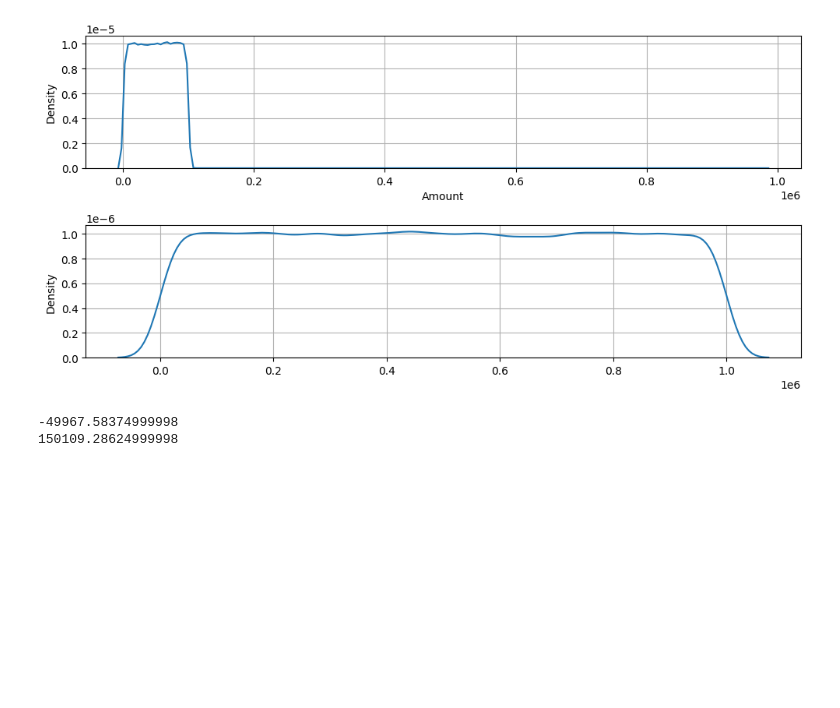
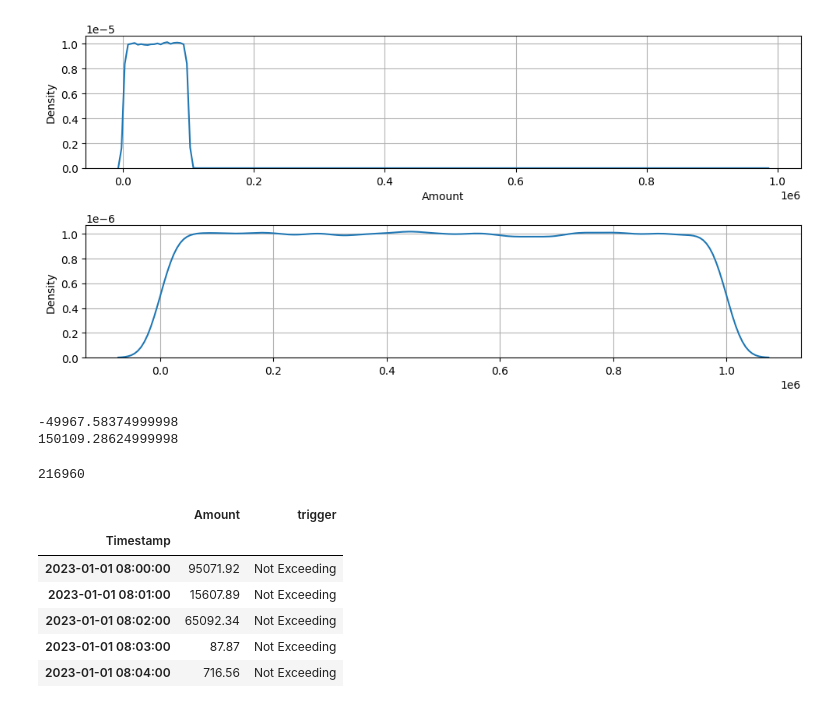
Before and after one commit to DiproHaque/Project-DIY--, a Jupyter notebook: PlayGround.ipynb, the cells around one changed output. Cells and saved outputs as stored; diff of their text form; code cells hidden in the pictures; blank space fills up the shorter version.

```diff
--- a/PlayGround.ipynb
+++ b/PlayGround.ipynb
@@ -298,3 +298,18 @@ for i in df['Amount'] :
     trigger_list.append("Exceeding")
   else :
     trigger_list.append("Not Exceeding")
+# %%
+len(trigger_list)
+# %% [output]
+216960
+# %%
+trigger_df = pd.DataFrame({'Amount':df['Amount'], 'trigger' : trigger_list})
+trigger_df.head()
+# %% [output]
+|  | Amount | trigger |
+| Timestamp |  |  |
+| 2023-01-01 08:00:00 | 95071.92 | Not Exceeding |
+| 2023-01-01 08:01:00 | 15607.89 | Not Exceeding |
+| 2023-01-01 08:02:00 | 65092.34 | Not Exceeding |
+| 2023-01-01 08:03:00 | 87.87 | Not Exceeding |
+| 2023-01-01 08:04:00 | 716.56 | Not Exceeding |
```
Also changed, not shown: parts of 2 cells of this notebook.
